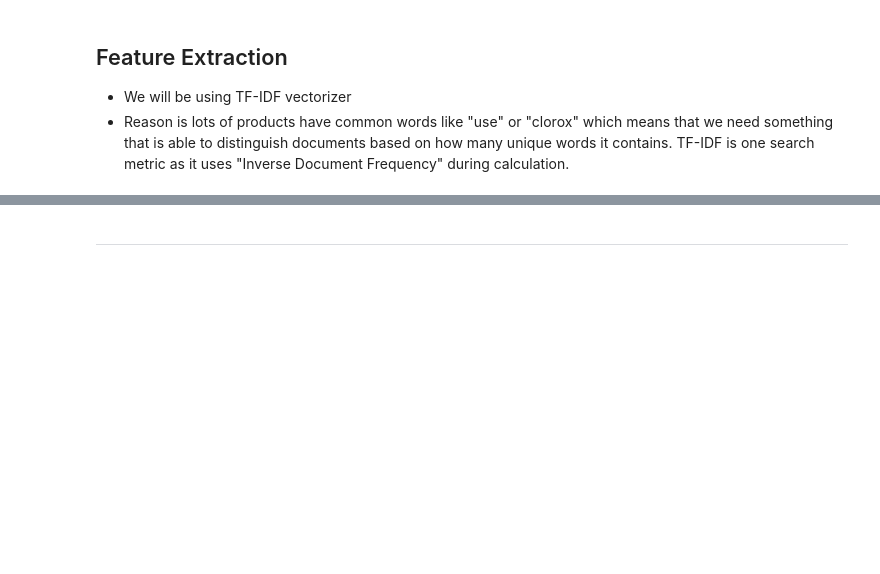
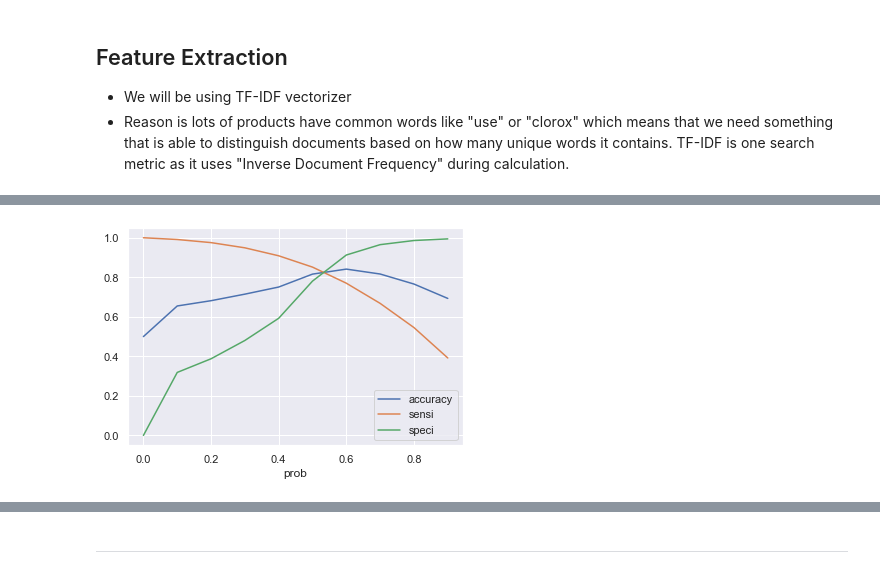
Before and after one commit to ayushxx7/SentimentBasedProductRecommendationSystem, a Jupyter notebook: capstone.ipynb, the cells around one changed output, grey strips where cells are left out. Saved outputs shown, nothing was run; the diff lists cells and outputs as text; code cells hidden in the pictures; blank space fills up the shorter version.

```diff
--- a/capstone.ipynb
+++ b/capstone.ipynb
@@ -1658,0 +2128,12 @@ Counter(extract_ngrams(' '.join(all_words), 3)).most_common()[20:30]
+# %%
+thresholds = np.round(np.arange(0, 1, 0.1), 2)
+threshold_df = generate_prob_threshold_df(y_train, mnb.predict_proba(X_train), thresholds)
+# %%
+cutoff_df = generate_optimal_cutoff_df(threshold_df, thresholds)
+# cutoff_df.head()
+# %%
+# Let's plot accuracy sensitivity and specificity for various probabilities.
+cutoff_df.plot.line(x='prob', y=['accuracy','sensi','speci'])
+plt.show()
+# %% [output]
+[figure, added]
```
Also changed, not shown: parts of 74 cells of this notebook, 1 other file.
